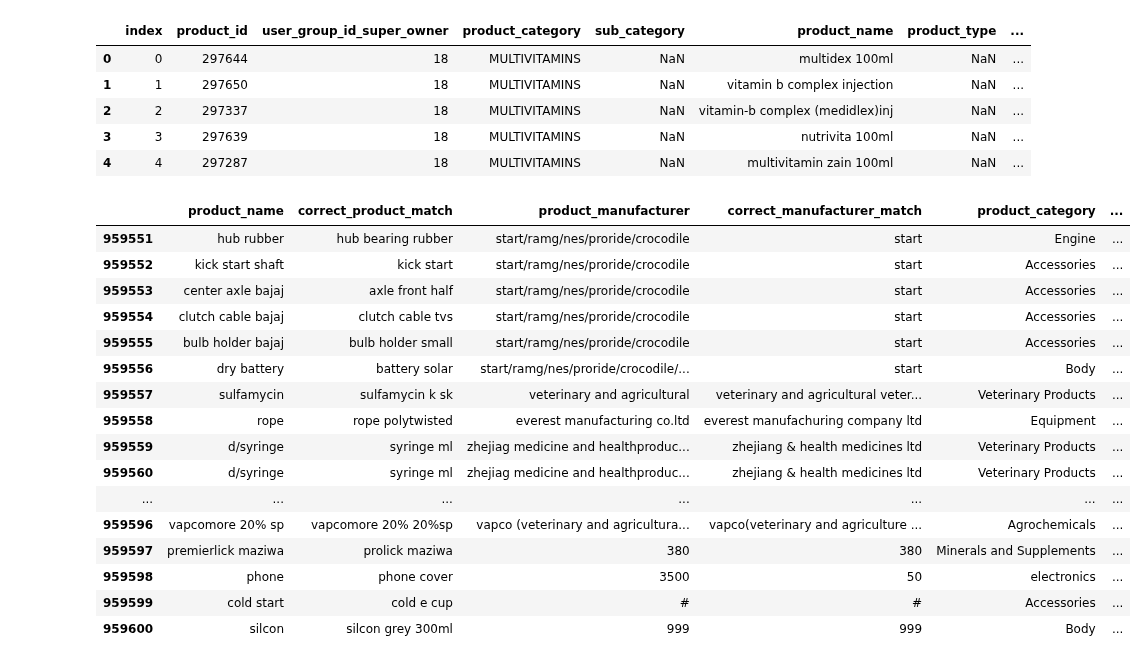
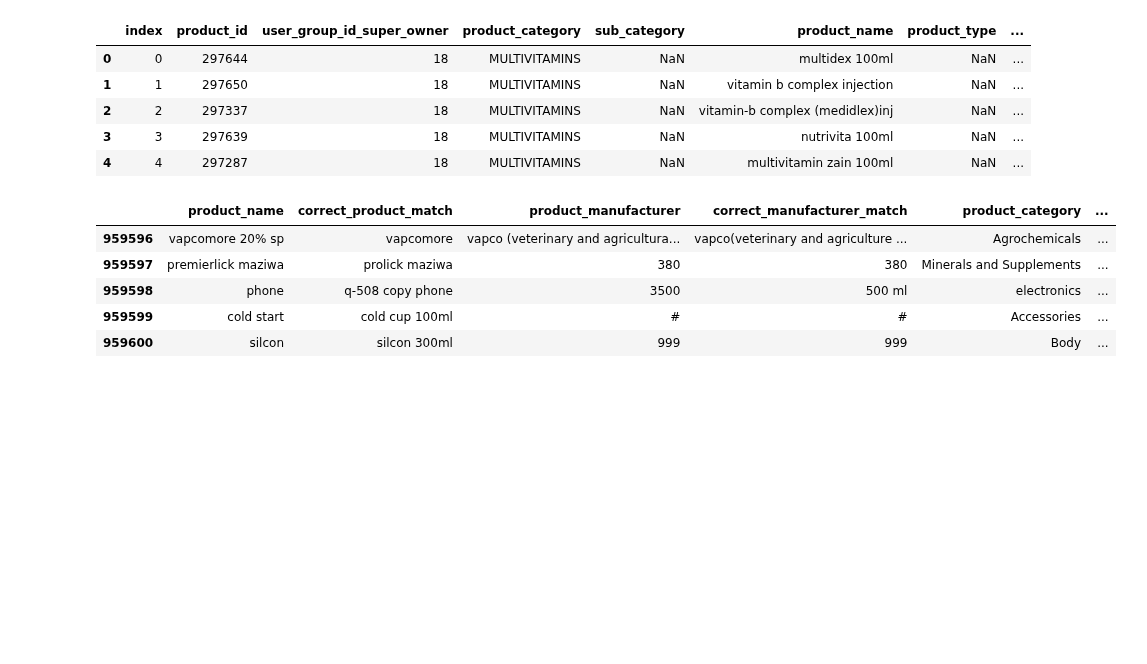
Before and after one commit to natbernard/Clustering-for-Product-Matching, a Jupyter notebook: .ipynb, the cells around one changed output. Drawn from its saved outputs; the diff is of its cells as text; code cells hidden in the pictures; blank space fills up the shorter version.

```diff
--- a/.ipynb
+++ b/.ipynb
@@ -7,7 +7,7 @@ warnings.filterwarnings(action='ignore')
 
 pd.set_option('display.max_columns', None)
 # %%
-df = pd.read_csv('clean_prod_datasets/cleaned_products.csv')
+df = pd.read_csv('clean_prod_datasets/new_cleaned_products.csv')
 df = df.reset_index()
 df.head()
 # %% [output]
@@ -25,26 +25,14 @@ df.head()
 # %%
 df = df[['product_name', 'correct_product_match',
          'product_manufacturer', 'correct_manufacturer_match',
          'product_category', 'correct_category_name',
          'sub_category', 'correct_sub_category',
          'product_type', 'correct_product_type']]
-# df['correct_product_type'] = np.where(df['correct_product_type'].isna(), df['product_type'], df['correct_product_type'])
-df[-50:]
+df.tail()
 # %% [output]
 |  | product_name | correct_product_match | product_manufacturer | correct_manufacturer_match | product_category | ... |
-| 959551 | hub rubber | hub bearing rubber | start/ramg/nes/proride/crocodile | start | Engine | ... |
-| 959552 | kick start shaft | kick start | start/ramg/nes/proride/crocodile | start | Accessories | ... |
-| 959553 | center axle bajaj | axle front half | start/ramg/nes/proride/crocodile | start | Accessories | ... |
-| 959554 | clutch cable bajaj | clutch cable tvs | start/ramg/nes/proride/crocodile | start | Accessories | ... |
-| 959555 | bulb holder bajaj | bulb holder small | start/ramg/nes/proride/crocodile | start | Accessories | ... |
-| 959556 | dry battery | battery solar | start/ramg/nes/proride/crocodile/... | start | Body | ... |
-| 959557 | sulfamycin | sulfamycin k sk | veterinary and agricultural | veterinary and agricultural veter... | Veterinary Products | ... |
-| 959558 | rope | rope polytwisted | everest manufacturing co.ltd | everest manufachuring company ltd | Equipment | ... |
-| 959559 | d/syringe | syringe ml | zhejiag medicine and healthproduc... | zhejiang & health medicines ltd | Veterinary Products | ... |
-| 959560 | d/syringe | syringe ml | zhejiag medicine and healthproduc... | zhejiang & health medicines ltd | Veterinary Products | ... |
-| ... | ... | ... | ... | ... | ... | ... |
-| 959596 | vapcomore 20% sp | vapcomore 20% 20%sp | vapco (veterinary and agricultura... | vapco(veterinary and agriculture ... | Agrochemicals | ... |
+| 959596 | vapcomore 20% sp | vapcomore | vapco (veterinary and agricultura... | vapco(veterinary and agriculture ... | Agrochemicals | ... |
 | 959597 | premierlick maziwa | prolick maziwa | 380 | 380 | Minerals and Supplements | ... |
-| 959598 | phone | phone cover | 3500 | 50 | electronics | ... |
-| 959599 | cold start | cold e cup | # | # | Accessories | ... |
-| 959600 | silcon | silcon grey 300ml | 999 | 999 | Body | ... |
+| 959598 | phone | q-508 copy phone | 3500 | 500 ml | electronics | ... |
+| 959599 | cold start | cold cup 100ml | # | # | Accessories | ... |
+| 959600 | silcon | silcon 300ml | 999 | 999 | Body | ... |
```
Also changed, not shown: parts of 7 cells of this notebook, 6 other files.
